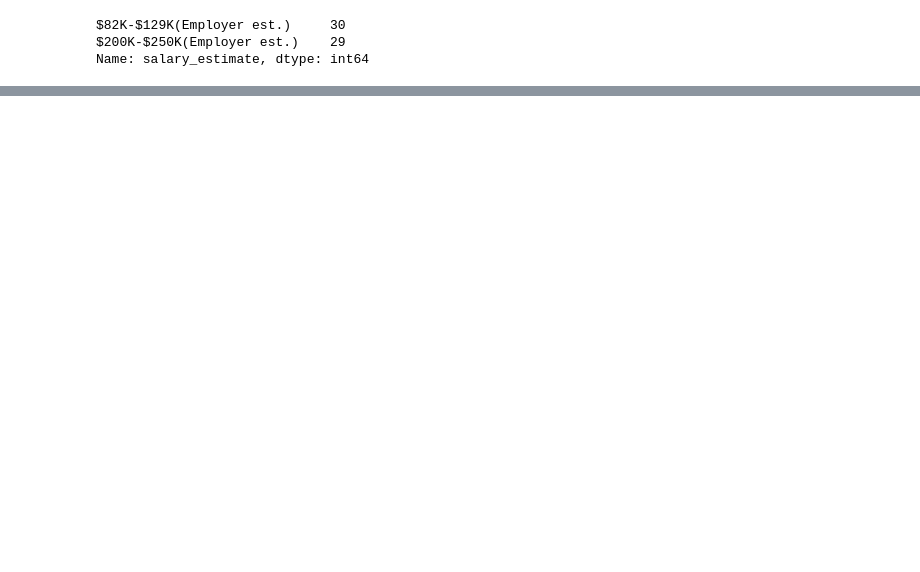
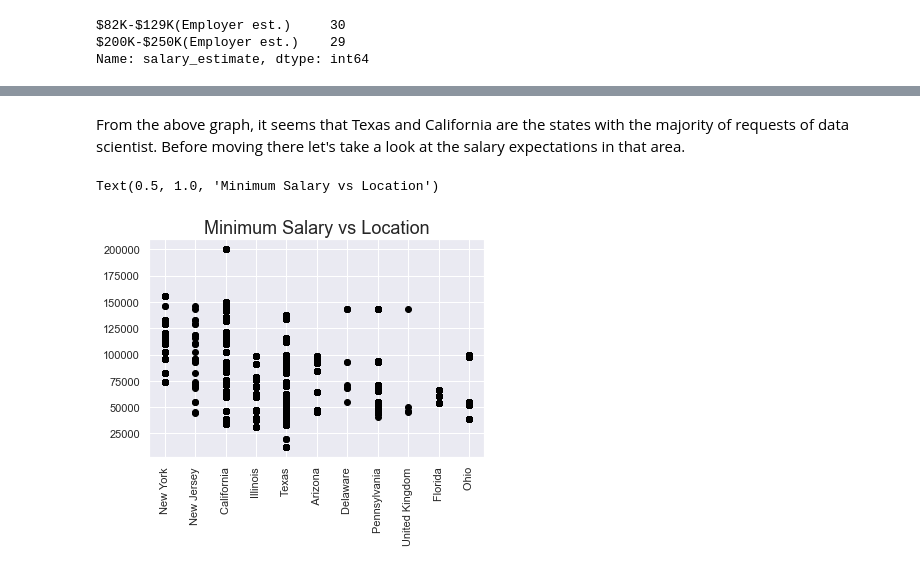
Before and after one commit to mariangelabonghi/DataAnalysis, a Jupyter notebook: DataScientistJob/DataScientistJobs.ipynb, the cells around one changed output, grey strips where cells are left out. Cells and saved outputs as stored; diff of their text form; code cells hidden in the pictures; blank space fills up the shorter version.

```diff
--- a/DataScientistJob/DataScientistJobs.ipynb
+++ b/DataScientistJob/DataScientistJobs.ipynb
@@ -317,0 +381,9 @@ Name: revenue, dtype: int64
+# %% [markdown]
+From the above graph, it seems that Texas and California are the states with the majority of requests of data scientist. Before moving there let's take a look at the salary expectations in that area.
+# %%
+plt.plot(df_copy['location'], df_copy['salary_min'], 'o', color='black');
+plt.xticks(rotation=90)
+plt.title('Minimum Salary vs Location',fontsize=18)
+# %% [output]
+Text(0.5, 1.0, 'Minimum Salary vs Location')
+[figure, added]
```
Also changed, not shown: parts of 77 cells of this notebook.
